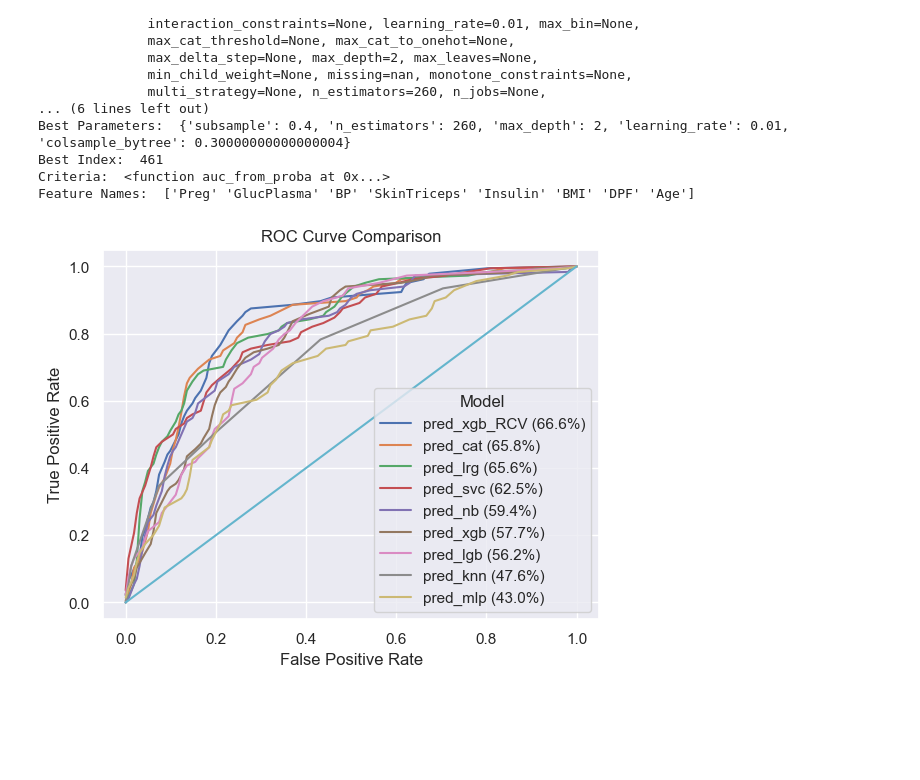
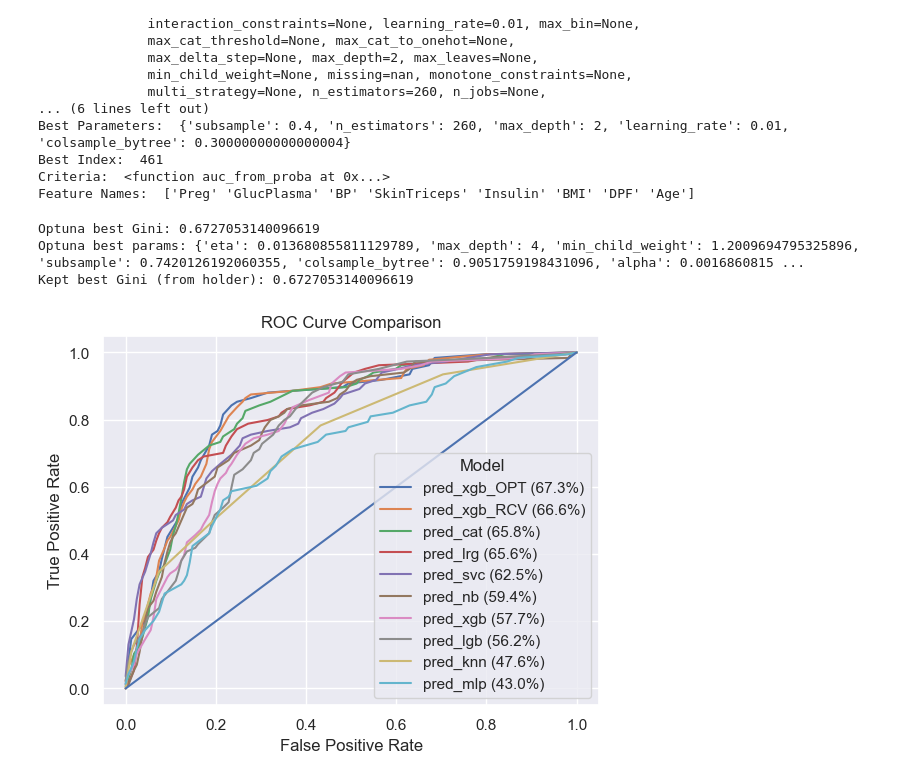
Before and after one commit to MarkThackham/MarkThackham.github.io, a Jupyter notebook: Portfolio/01 Code Base/machine-learning-pima-indians.ipynb, the cells around one changed output. Saved outputs shown, nothing was run; the diff lists cells and outputs as text; code cells hidden in the pictures; blank space fills up the shorter version.

```diff
--- a/Portfolio/01 Code Base/01 Code Base.ipynb
+++ b/Portfolio/01 Code Base/machine-learning-pima-indians.ipynb
@@ -370,15 +370,80 @@ Best Parameters:  {'subsample': 0.4, 'n_estimators': 260, 'max_depth': 2, 'learn
 Best Index:  461
 Criteria:  <function auc_from_proba at 0x...>
 Feature Names:  ['Preg' 'GlucPlasma' 'BP' 'SkinTriceps' 'Insulin' 'BMI' 'DPF' 'Age']
+# %%
+#================================================================================
+# Step 6: Optuna
+
+# Data
+dtrain = xgboost.DMatrix(X_train, label=y_train)
+dtest  = xgboost.DMatrix(X_test,  label=y_test)
+
+# minimal best-holder (in memory)
+best = {"score": -np.inf, "model": None, "params": None}
+
+def objective(trial):
+    params = {
+        "objective": "binary:logistic",
+        "eval_metric": "auc",
+        "booster": "gbtree",
+        "eta": trial.suggest_float("eta", 0.01, 0.3, log=True),
+        "max_depth": trial.suggest_int("max_depth", 3, 12, step=1),   # keyword 'step' avoids the warning
+        "min_child_weight": trial.suggest_float("min_child_weight", 1.0, 10.0, log=True),
+        "subsample": trial.suggest_float("subsample", 0.5, 1.0),
+        "colsample_bytree": trial.suggest_float("colsample_bytree", 0.5, 1.0),
+        "alpha": trial.suggest_float("alpha", 1e-3, 10.0, log=True),
+        "lambda": trial.suggest_float("lambda", 1e-3, 10.0, log=True),
+        "seed": 42,
+        "nthread": 0,
+    }
+    num_boost_round = trial.suggest_int("num_boost_round", 200, 2000, step=50)
+
+    # train on train set only
+    bst = xgboost.train(params, dtrain, num_boost_round=num_boost_round)
+
+    # evaluate on test set
+    pred_pos = bst.predict(dtest)
+    auc = roc_auc_score(y_test, pred_pos)
+    gini = 2 * auc - 1
+
+    # keep only if better than previous best
+    if gini > best["score"]:
+        best["score"]  = gini
+        best["model"]  = bst
+        best["params"] = {**params, "num_boost_round": num_boost_round}
+
+    return gini
+
+# (optional) quiet logs
+optuna.logging.set_verbosity(optuna.logging.WARNING)
+
+study = optuna.create_study(direction="maximize")
+study.optimize(objective, n_trials=500, show_progress_bar=False)
+
+print("Optuna best Gini:", study.best_value)
+print("Optuna best params:", study.best_trial.params)
+
+# Use the best model kept in memory — no refit needed
+best_bst = best["model"]
+print("Kept best Gini (from holder):", best["score"])
+
+# Store final predicted results
+pred_xgb_OPT=pd.DataFrame({'pred_xgb_OPT': best_bst.predict(dtest)})
+#================================================================================
+# %% [output]
+Optuna best Gini: 0.6727053140096619
+Optuna best params: {'eta': 0.013680855811129789, 'max_depth': 4, 'min_child_weight': 1.2009694795325896, 'subsample': 0.7420126192060355, 'colsample_bytree': 0.9051759198431096, 'alpha': 0.0016860815 ...
+Kept best Gini (from holder): 0.6727053140096619
 # %%
 #================================================================================
-# Step 6: Results
+# Step 7: Results
 
 #--------------------
 # Collate All Results
 all_models=[]
 results=pd.concat([y_test.reset_index(drop=True),
-                   pred_xgb, pred_lgb, pred_cat, pred_lrg, pred_nb, pred_knn, pred_svc, pred_mlp, pred_xgb_RCV], axis=1)
+                   pred_xgb, pred_lgb, pred_cat, pred_lrg, pred_nb, pred_knn, pred_svc, pred_mlp,
+                   pred_xgb_RCV, pred_xgb_OPT], axis=1)
 #--------------------
 
 #--------------------
@@ -400,31 +465,31 @@ for i in np.arange(n_models):
     this_model=name_models[i]
 
     # AUC
     fpr, tpr, _= roc_curve(y_true=results['Outcome'], y_score=results[this_model])
     t1= pd.DataFrame({'Model': this_model, 'fpr': fpr, 'tpr': tpr})
     prep_auc=pd.concat([prep_auc, t1], axis=0)
 
     # Gini
     Gini=roc_auc_score(y_true=results['Outcome'], y_score=results[this_model])*2-1
     t2=pd.DataFrame({'Model': this_model, 'Gini': Gini}, index=[0])
     prep_gini=pd.concat([prep_gini, t2], axis=0)
 
 # Create ordered versions
 prep_gini=prep_gini.sort_values('Gini', ascending=False).reset_index(drop=True).reset_index(names="Order").round(3)
 prep_gini["GiniDisplay"] = (prep_gini["Gini"] * 100).round(1).astype(str) + "%"
 prep_auc2=pd.merge(prep_auc, prep_gini, on="Model").sort_values('Order')
 prep_auc2['Model']=prep_auc2['Model'] +  " (" + prep_auc2["GiniDisplay"] + ")"
 #--------------------
 
 #--------------------
 # Print Results
 sns.lineplot(data=prep_auc2, x='fpr', y='tpr', hue='Model', errorbar=None)
 plt.plot([0, 1], [0, 1])
 plt.title("ROC Curve Comparison")
 plt.xlabel("False Positive Rate")
 plt.ylabel("True Positive Rate")
 plt.show()
 #--------------------
 #================================================================================
 # %% [output]
-[figure, old version]
+[figure, new version]
```
Also changed, not shown: parts of 2 cells of this notebook.
